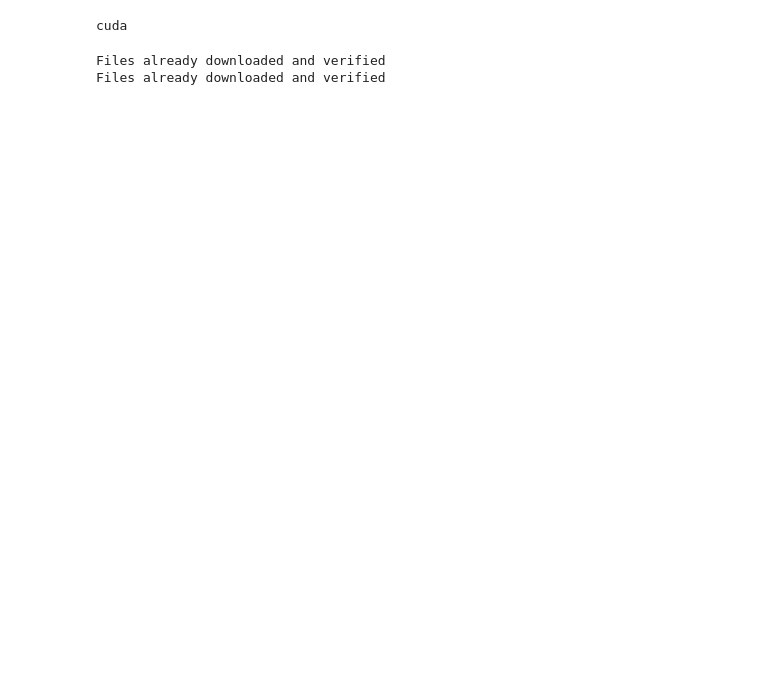
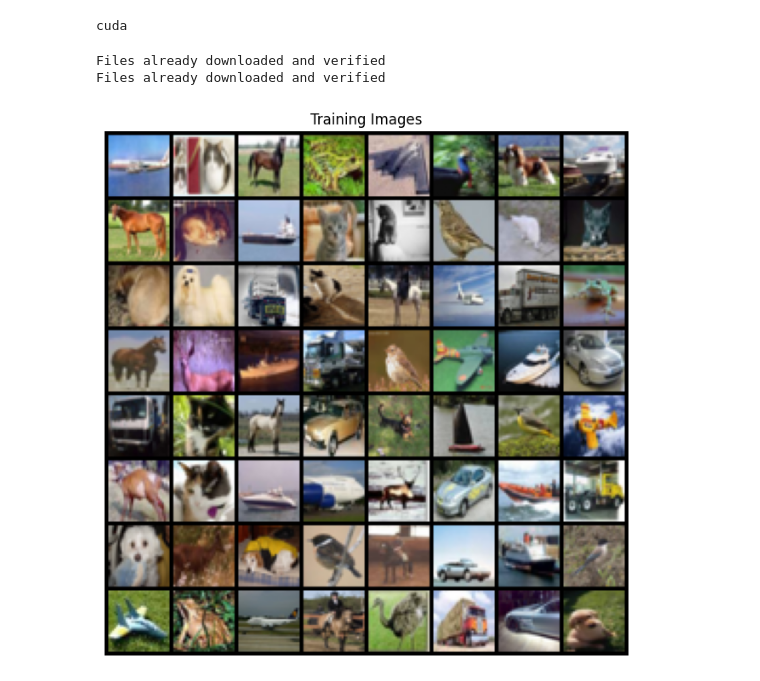
Before and after one commit to nathanbowness/CSI5340Assignments, a Jupyter notebook: Assignment4/vae_cifar_conv_a4.ipynb, the cells around one changed output. Cells and saved outputs as stored; diff of their text form; code cells hidden in the pictures; blank space fills up the shorter version.

```diff
--- a/Assignment4/vae_cifar_conv_a4.ipynb
+++ b/Assignment4/vae_cifar_conv_a4.ipynb
@@ -37,6 +37,17 @@ testloader_cifar = torch.utils.data.DataLoader(testset_cifar, batch_size=default
 # %% [output]
 Files already downloaded and verified
 Files already downloaded and verified
+# %%
+# Print some of the CIFAR dataset samples if flag is set
+print_sample = True
+if print_sample:
+    real_batch = next(iter(trainloader_cifar))
+    plt.figure(figsize=(8,8))
+    plt.axis("off")
+    plt.title("Training Images")
+    plt.imshow(np.transpose(vutils.make_grid(real_batch[0].to(default_device)[:64], padding=2, normalize=True).cpu(),(1,2,0)))
+# %% [output]
+[figure, added]
 # %%
 class VAE_conv(nn.Module):
     def __init__(self, input_size, hidden_size, latent_size):
```
Also changed, not shown: parts of 3 cells of this notebook, 2 other files.
